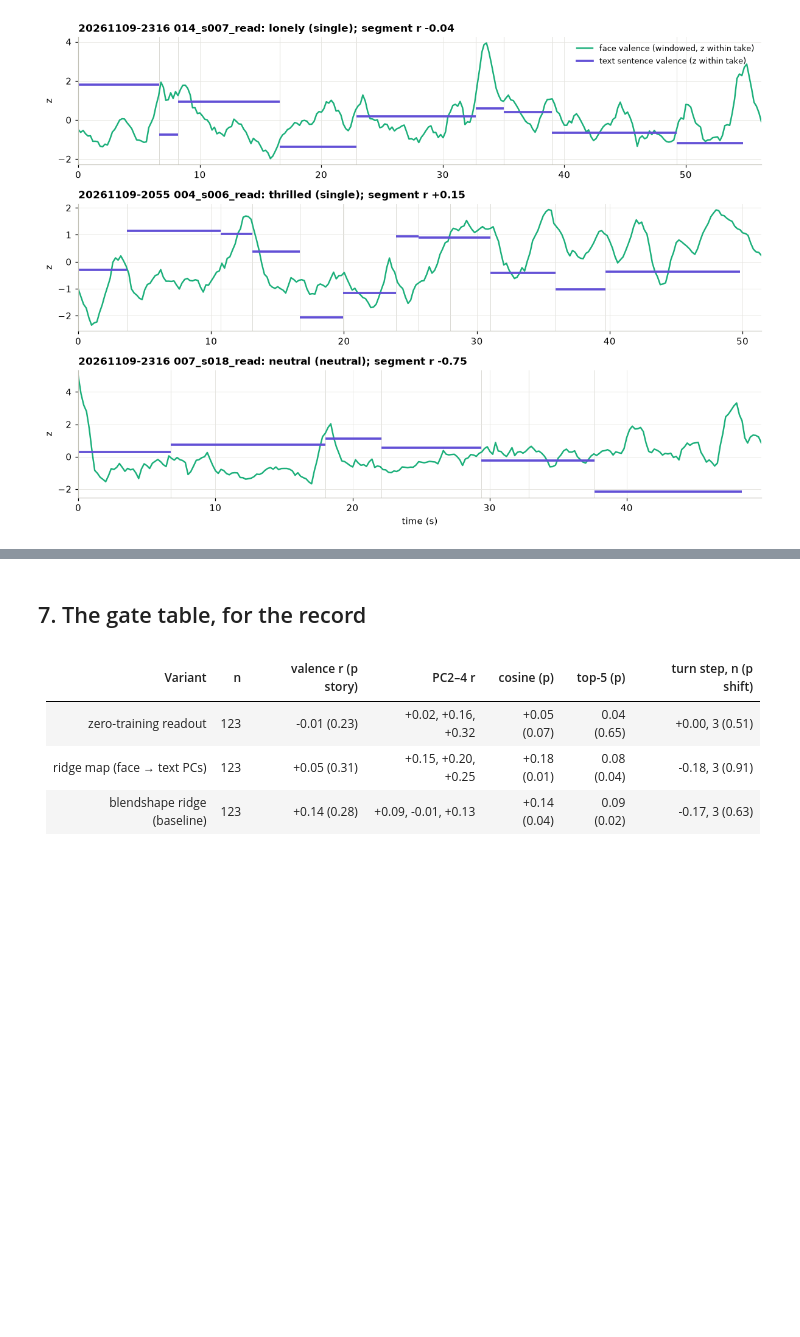
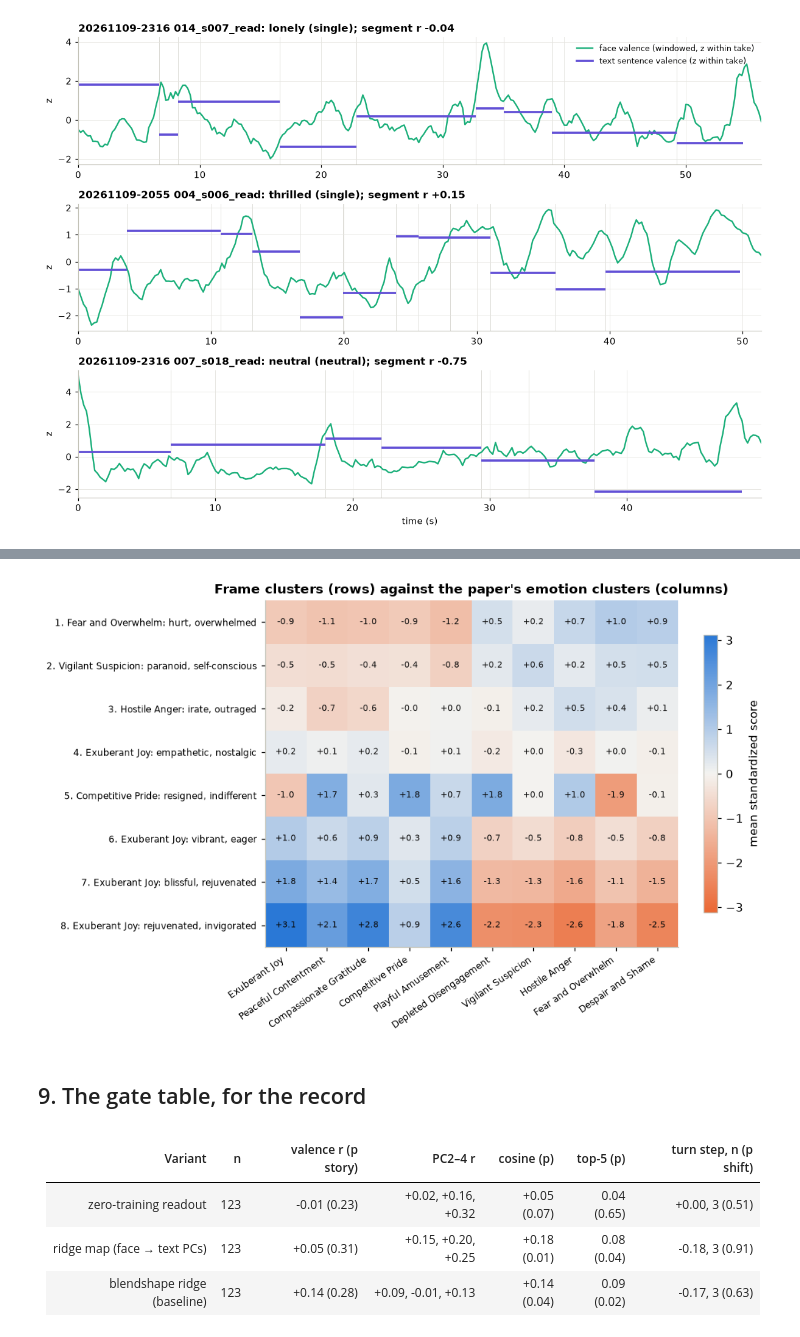
Before and after one commit to adamberenzweig/cogmirror, a Jupyter notebook: notebooks/m4_results.ipynb, the cells around one changed output, grey strips where cells are left out. Saved outputs shown, nothing was run; the diff lists cells and outputs as text; code cells hidden in the pictures; blank space fills up the shorter version.

```diff
--- a/notebooks/m4_results.ipynb
+++ b/notebooks/m4_results.ipynb
@@ -249,5 +419,28 @@ fig.tight_layout(); save(fig, "06_example_traces"); plt.show()
+# %%
+from matplotlib.colors import LinearSegmentedColormap
+paper_clusters = list(S.CLUSTERS)
+M_ = np.zeros((K, len(paper_clusters)))
+for row, k in enumerate(order):
+    c = Z[lab == k].mean(0)
+    for j, pc in enumerate(paper_clusters):
+        idx = [i for i, e in enumerate(EMOS) if S.CLUSTER_OF.get(e) == pc]
+        M_[row, j] = c[idx].mean() if idx else np.nan
+div = LinearSegmentedColormap.from_list("div", [NEG_COL, "#f4f3f0", POS_COL])
+fig, ax = plt.subplots(figsize=(9, 0.5 * K + 1.6))
+v = np.nanmax(np.abs(M_))
+im = ax.imshow(M_, cmap=div, vmin=-v, vmax=v, aspect="auto")
+ax.set_xticks(range(len(paper_clusters))); ax.set_xticklabels(paper_clusters, rotation=35, ha="right", fontsize=8)
+ax.set_yticks(range(K)); ax.set_yticklabels([f"{number[k]}. {tags[k][0]}: {', '.join(tags[k][1][:2])}" for k in order], fontsize=8)
+for i in range(K):
+    for j in range(len(paper_clusters)):
+        ax.text(j, i, f"{M_[i, j]:+.1f}", ha="center", va="center", fontsize=7, color=C["ink"])
+ax.grid(False); fig.colorbar(im, ax=ax, shrink=0.8, label="mean standardized score")
+ax.set_title("Frame clusters (rows) against the paper's emotion clusters (columns)")
+fig.tight_layout(); save(fig, "09_cluster_profiles"); plt.show()
+# %% [output]
+[figure, added]
 # %% [markdown]
-## 7. The gate table, for the record
+## 9. The gate table, for the record
 # %%
 from IPython.display import Markdown
 rows = ["| Variant | n | valence r (p story) | PC2–4 r | cosine (p) | top-5 (p) | turn step, n (p shift) |", "|---|---|---|---|---|---|---|"]
```
Also changed, not shown: parts of 5 cells of this notebook, 3 other files.
